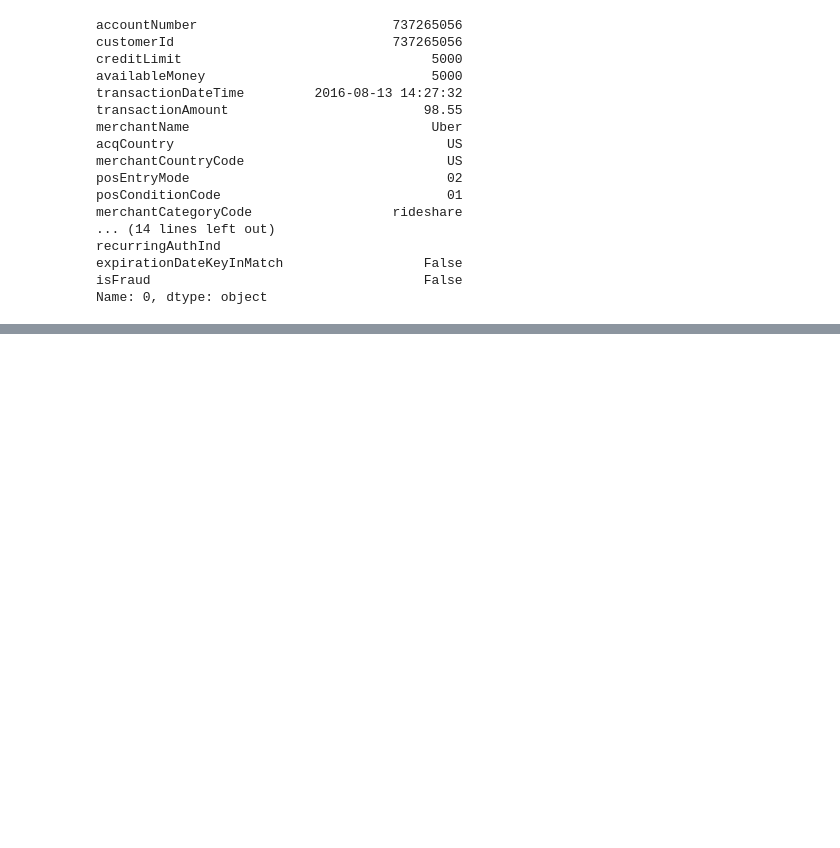
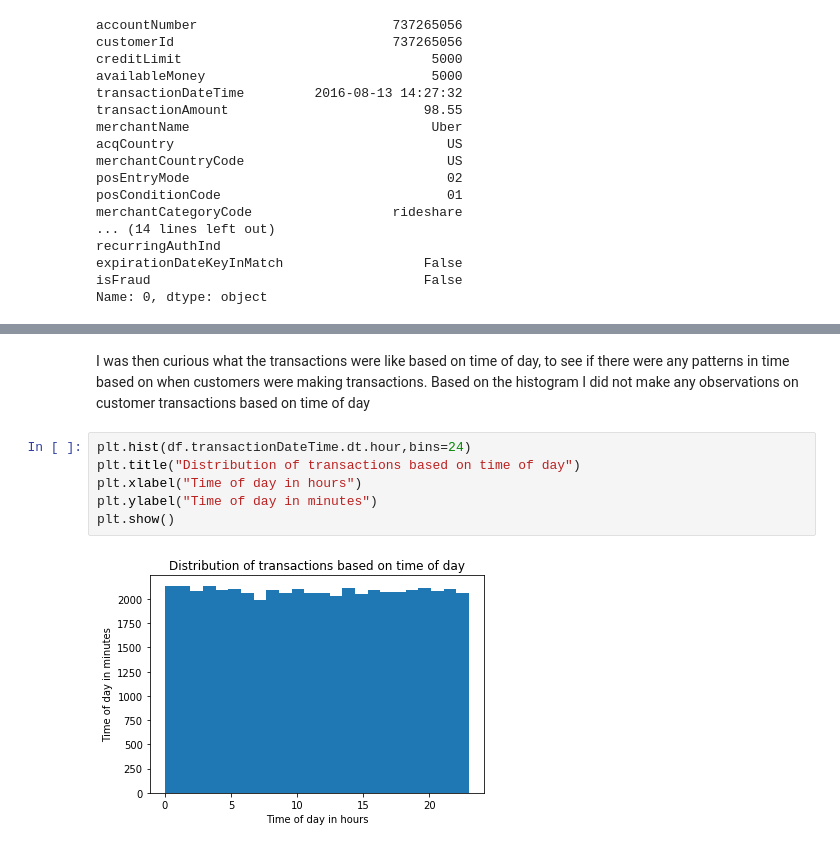
Before and after one commit to jzisheng/DS, a Jupyter notebook: analysis.ipynb, the cells around one changed output, grey strips where cells are left out. Saved outputs shown, nothing was run; the diff lists cells and outputs as text; blank space fills up the shorter version.

```diff
--- a/analysis.ipynb
+++ b/analysis.ipynb
@@ -217,0 +165,10 @@ i 4000: 0.09333138912916183
+# %% [markdown]
+I was then curious what the transactions were like based on time of day, to see if there were any patterns in time based on when customers were making transactions. Based on the histogram I did not make any observations on customer transactions based on time of day
+# %%
+plt.hist(df.transactionDateTime.dt.hour,bins=24)
+plt.title("Distribution of transactions based on time of day")
+plt.xlabel("Time of day in hours")
+plt.ylabel("Time of day in minutes")
+plt.show()
+# %% [output]
+[figure, added]
```
Also changed, not shown: parts of 63 cells of this notebook, 3 other files.
